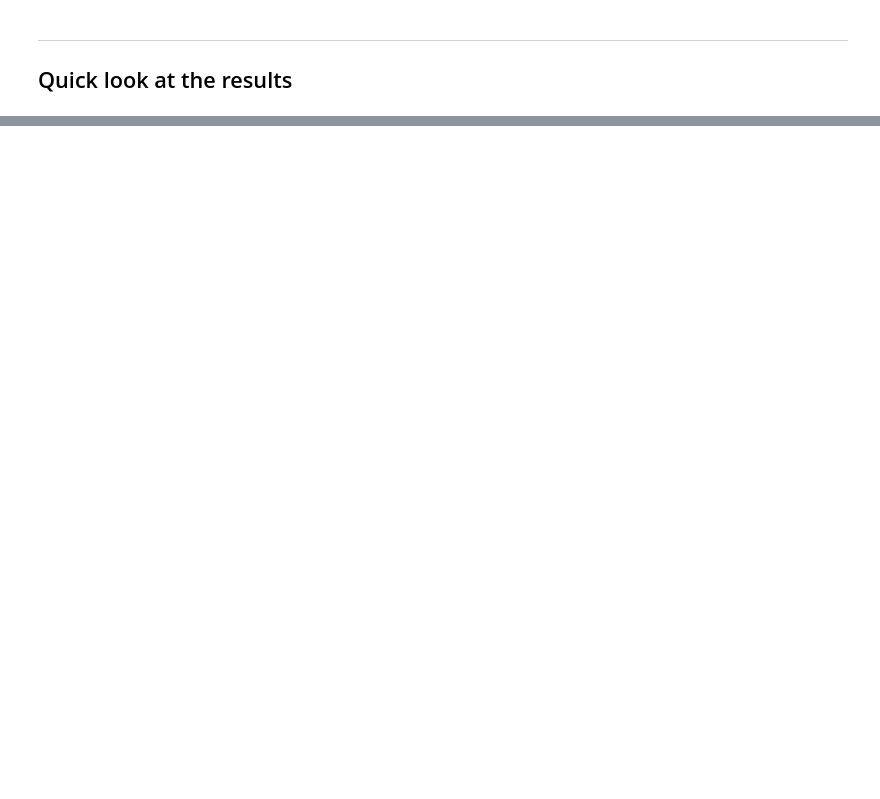
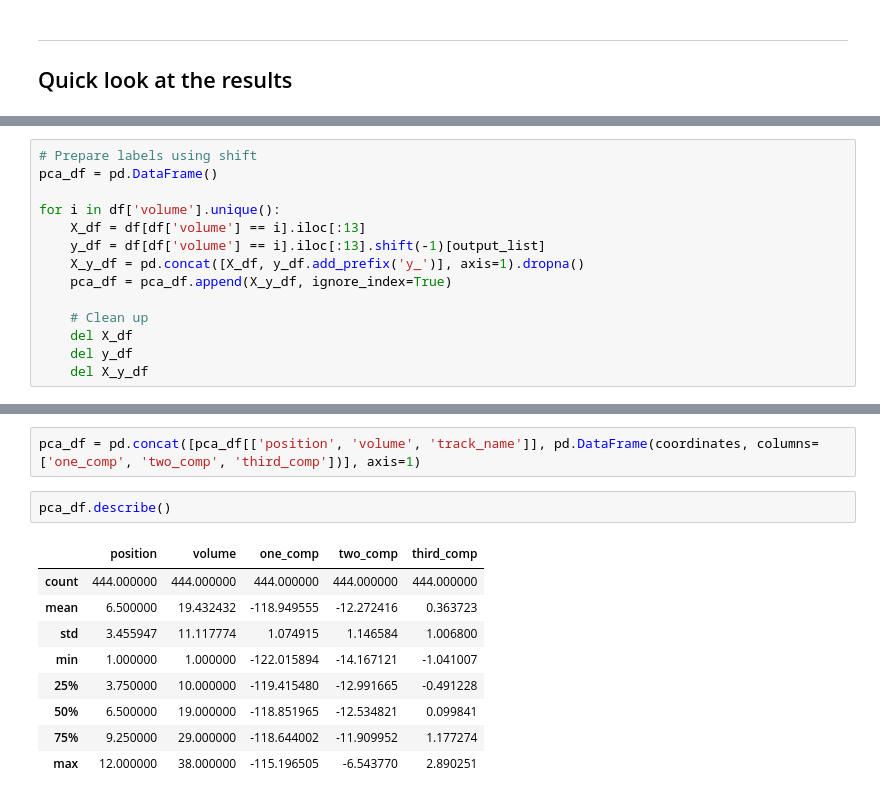
Before and after one commit to alistairwgillespie/wmw_deep_playlist_generator, a Jupyter notebook: 2_Feature_Engineering.ipynb, the cells around one changed output, grey strips where cells are left out. Drawn from its saved outputs; the diff is of its cells as text; blank space fills up the shorter version.

```diff
--- a/2_Feature_Engineering.ipynb
+++ b/2_Feature_Engineering.ipynb
@@ -315,0 +354,14 @@ Tests Passed!
+# %%
+# Prepare labels using shift
+pca_df = pd.DataFrame()
+
+for i in df['volume'].unique():
+    X_df = df[df['volume'] == i].iloc[:13]
+    y_df = df[df['volume'] == i].iloc[:13].shift(-1)[output_list]
+    X_y_df = pd.concat([X_df, y_df.add_prefix('y_')], axis=1).dropna()
+    pca_df = pca_df.append(X_y_df, ignore_index=True)
+
+    # Clean up
+    del X_df
+    del y_df
+    del X_y_df
@@ -315,0 +376,14 @@ Tests Passed!
+# %%
+pca_df = pd.concat([pca_df[['position', 'volume', 'track_name']], pd.DataFrame(coordinates, columns=['one_comp', 'two_comp', 'third_comp'])], axis=1)
+# %%
+pca_df.describe()
+# %% [output]
+|  | position | volume | one_comp | two_comp | third_comp |
+| count | 444.000000 | 444.000000 | 444.000000 | 444.000000 | 444.000000 |
+| mean | 6.500000 | 19.432432 | -118.949555 | -12.272416 | 0.363723 |
+| std | 3.455947 | 11.117774 | 1.074915 | 1.146584 | 1.006800 |
+| min | 1.000000 | 1.000000 | -122.015894 | -14.167121 | -1.041007 |
+| 25% | 3.750000 | 10.000000 | -119.415480 | -12.991665 | -0.491228 |
+| 50% | 6.500000 | 19.000000 | -118.851965 | -12.534821 | 0.099841 |
+| 75% | 9.250000 | 29.000000 | -118.644002 | -11.909952 | 1.177274 |
+| max | 12.000000 | 38.000000 | -115.196505 | -6.543770 | 2.890251 |
```
Also changed, not shown: parts of 33 cells of this notebook, 7 other files.
